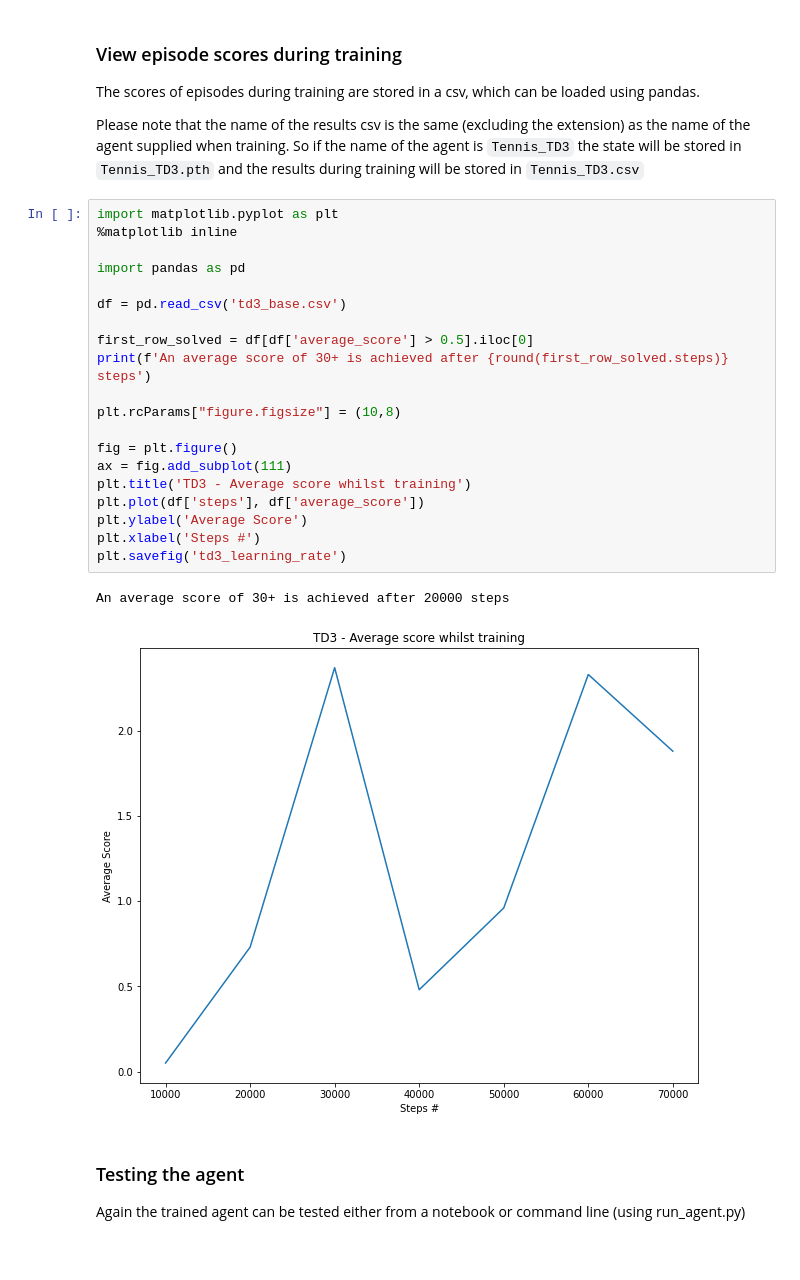
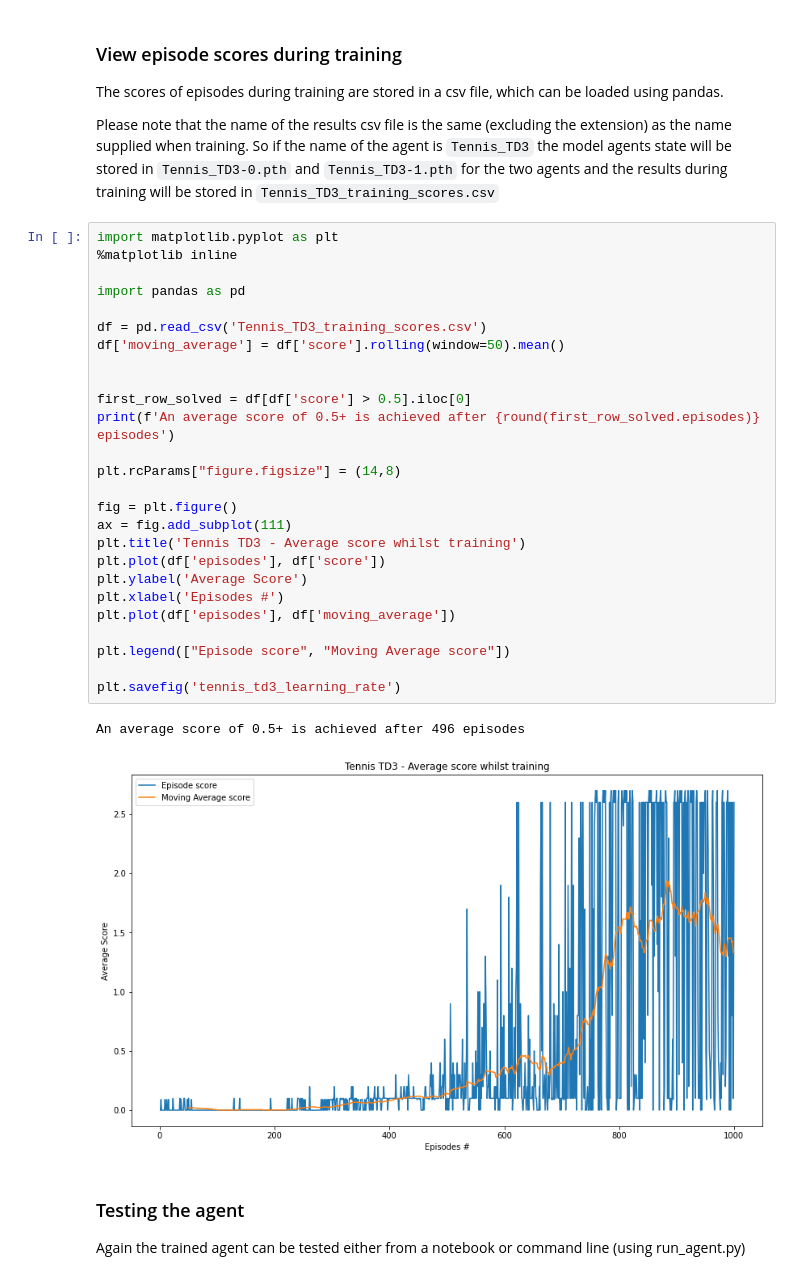
Before and after one commit to markmelling/rl_collab-compet, a Jupyter notebook: Tennis.ipynb, the cells around one changed output. Saved outputs shown, nothing was run; the diff lists cells and outputs as text.

```diff
--- a/Tennis.ipynb
+++ b/Tennis.ipynb
@@ -228,31 +47,37 @@ train_agent(env, agent, max_steps=int(1e6))
 # %% [markdown]
 ### View episode scores during training
-The scores of episodes during training are stored in a csv, which can be loaded using pandas.
+The scores of episodes during training are stored in a csv file, which can be loaded using pandas.
 
-Please note that the name of the results csv is the same (excluding the extension) as the name of the agent supplied when training. So if the name of the agent is `Tennis_TD3` the state will be stored in `Tennis_TD3.pth` and the results during training will be stored in `Tennis_TD3.csv`
+Please note that the name of the results csv file is the same (excluding the extension) as the name supplied when training. So if the name of the agent is `Tennis_TD3` the model agents state will be stored in `Tennis_TD3-0.pth` and `Tennis_TD3-1.pth` for the two agents and the results during training will be stored in `Tennis_TD3_training_scores.csv`
 # %%
 import matplotlib.pyplot as plt
 %matplotlib inline
 
 import pandas as pd
 
-df = pd.read_csv('td3_base.csv')
+df = pd.read_csv('Tennis_TD3_training_scores.csv')
+df['moving_average'] = df['score'].rolling(window=50).mean()
 
-first_row_solved = df[df['average_score'] > 0.5].iloc[0]
-print(f'An average score of 30+ is achieved after {round(first_row_solved.steps)} steps')
 
-plt.rcParams["figure.figsize"] = (10,8)
+first_row_solved = df[df['score'] > 0.5].iloc[0]
+print(f'An average score of 0.5+ is achieved after {round(first_row_solved.episodes)} episodes')
+
+plt.rcParams["figure.figsize"] = (14,8)
 
 fig = plt.figure()
 ax = fig.add_subplot(111)
-plt.title('TD3 - Average score whilst training')
-plt.plot(df['steps'], df['average_score'])
+plt.title('Tennis TD3 - Average score whilst training')
+plt.plot(df['episodes'], df['score'])
 plt.ylabel('Average Score')
-plt.xlabel('Steps #')
-plt.savefig('td3_learning_rate')
+plt.xlabel('Episodes #')
+plt.plot(df['episodes'], df['moving_average'])
+
+plt.legend(["Episode score", "Moving Average score"])
+
+plt.savefig('tennis_td3_learning_rate')
 # %% [output]
-An average score of 30+ is achieved after 20000 steps
+An average score of 0.5+ is achieved after 496 episodes
-[figure, old version]
+[figure, new version]
 # %% [markdown]
 ### Testing the agent
 
```
Also changed, not shown: parts of 21 cells of this notebook, 12 other files.
